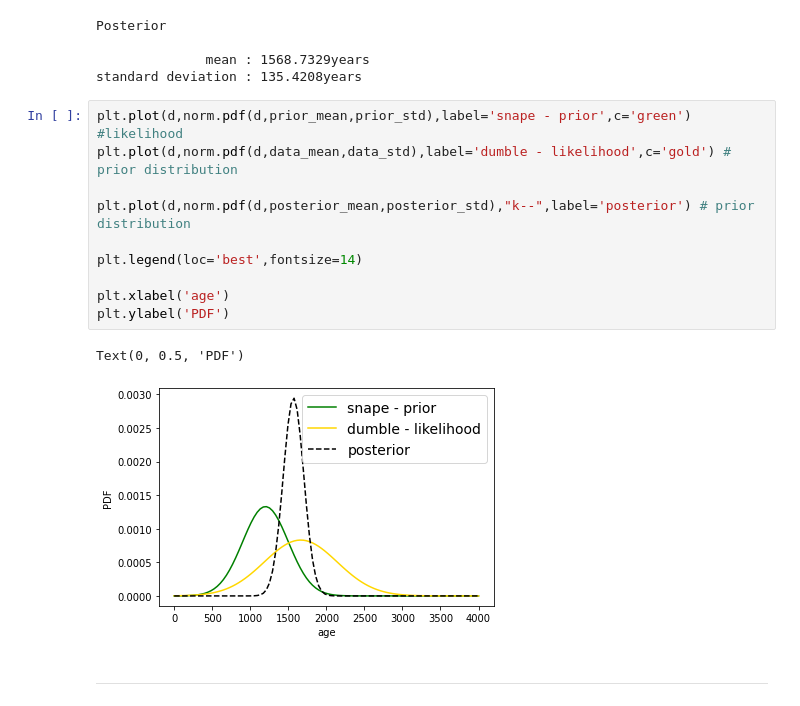
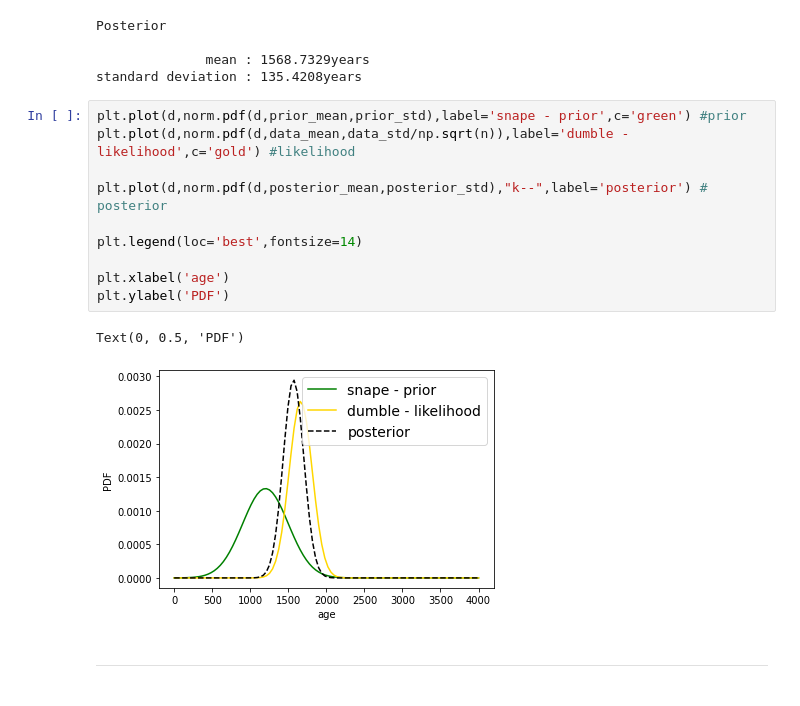
Before and after one commit to Clarke-Jools-36/DataAnalysis22, a Jupyter notebook: Chapter6_yourturn.ipynb, the cells around one changed output. Saved outputs shown, nothing was run; the diff lists cells and outputs as text.

```diff
--- a/Chapter6_yourturn.ipynb
+++ b/Chapter6_yourturn.ipynb
@@ -91,17 +91,17 @@ Posterior
               mean : 1568.7329years
 standard deviation : 135.4208years
 # %%
-plt.plot(d,norm.pdf(d,prior_mean,prior_std),label='snape - prior',c='green') #likelihood
-plt.plot(d,norm.pdf(d,data_mean,data_std),label='dumble - likelihood',c='gold') # prior distribution
+plt.plot(d,norm.pdf(d,prior_mean,prior_std),label='snape - prior',c='green') #prior
+plt.plot(d,norm.pdf(d,data_mean,data_std/np.sqrt(n)),label='dumble - likelihood',c='gold') #likelihood
 
-plt.plot(d,norm.pdf(d,posterior_mean,posterior_std),"k--",label='posterior') # prior distribution
+plt.plot(d,norm.pdf(d,posterior_mean,posterior_std),"k--",label='posterior') # posterior
 
 plt.legend(loc='best',fontsize=14)
 
 plt.xlabel('age')
 plt.ylabel('PDF')
 # %% [output]
 Text(0, 0.5, 'PDF')
-[figure, old version]
+[figure, new version]
 # %% [markdown]
 ***
```
Also changed, not shown: parts of 1 cell of this notebook.
